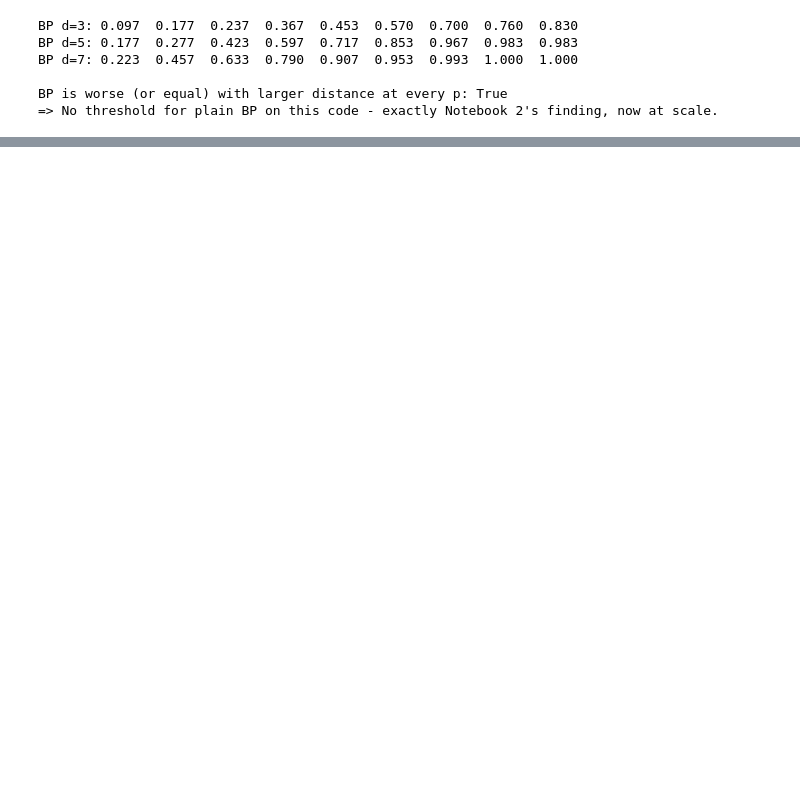
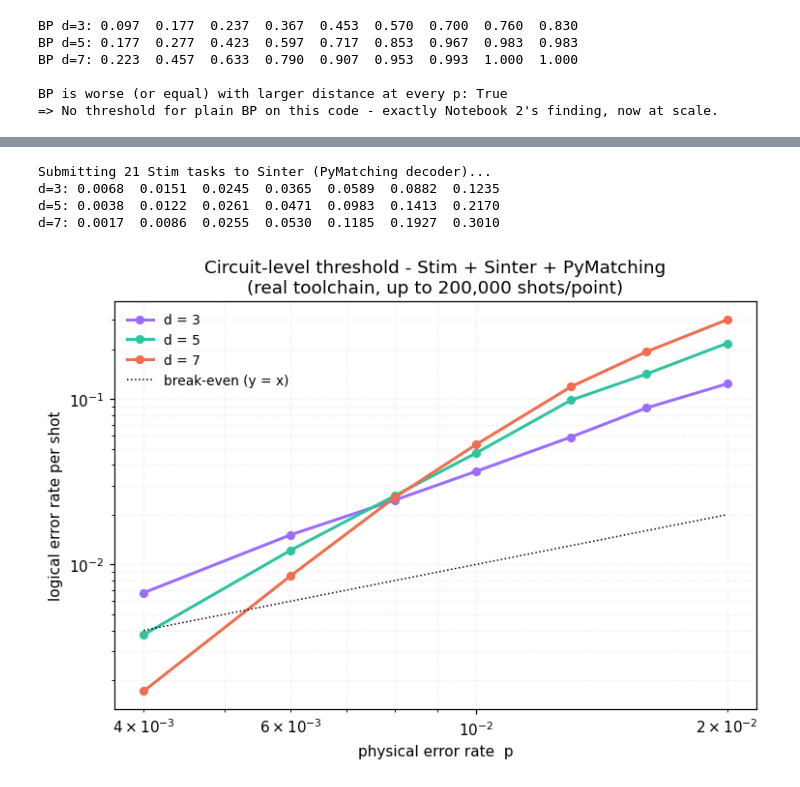
Before and after one commit to kondshk/QEC-Explorer, a Jupyter notebook: notebook03_noise_and_threshold.ipynb, the cells around one changed output, grey strips where cells are left out. Drawn from its saved outputs; the diff is of its cells as text; code cells hidden in the pictures; blank space fills up the shorter version.

```diff
--- a/notebook03_noise_and_threshold.ipynb
+++ b/notebook03_noise_and_threshold.ipynb
@@ -639,0 +436,58 @@ these distances/trials, THAT would be the thing to distrust, not this.
+# %%
+# Build one Stim circuit per (distance, physical error rate) task.
+SINTER_PS = [0.004, 0.006, 0.008, 0.010, 0.013, 0.016, 0.020]
+SINTER_DS = [3, 5, 7]
+
+def make_task(d, p):
+    circuit = stim.Circuit.generated(
+        "surface_code:rotated_memory_z",
+        distance=d, rounds=d,
+        after_clifford_depolarization=p,
+        before_measure_flip_probability=p,
+        after_reset_flip_probability=p,
+    )
+    return sinter.Task(circuit=circuit, json_metadata={"d": d, "p": p})
+
+tasks = [make_task(d, p) for d in SINTER_DS for p in SINTER_PS]
+print(f"Submitting {len(tasks)} Stim tasks to Sinter (PyMatching decoder)...")
+
+# Sinter samples in parallel, auto-stopping each task at max_errors or max_shots.
+results = sinter.collect(
+    num_workers=8,
+    tasks=tasks,
+    decoders=["pymatching"],
+    max_shots=200_000,
+    max_errors=800,
+    print_progress=False,
+)
+
+# Organize results into per-distance curves.
+sinter_curves = {d: [None] * len(SINTER_PS) for d in SINTER_DS}
+sinter_shots  = {d: [None] * len(SINTER_PS) for d in SINTER_DS}
+for r in results:
+    d = r.json_metadata["d"]; p = r.json_metadata["p"]
+    j = SINTER_PS.index(p)
+    sinter_curves[d][j] = r.errors / r.shots
+    sinter_shots[d][j]  = r.shots
+
+for d in SINTER_DS:
+    print(f"d={d}: " + "  ".join(f"{v:.4f}" for v in sinter_curves[d]))
+# %% [output]
+Submitting 21 Stim tasks to Sinter (PyMatching decoder)...
+d=3: 0.0068  0.0151  0.0245  0.0365  0.0589  0.0882  0.1235
+d=5: 0.0038  0.0122  0.0261  0.0471  0.0983  0.1413  0.2170
+d=7: 0.0017  0.0086  0.0255  0.0530  0.1185  0.1927  0.3010
+# %%
+fig, ax = plt.subplots(figsize=(7, 5))
+for d in SINTER_DS:
+    ax.loglog(SINTER_PS, sinter_curves[d], "o-", color=colors[d],
+              label=f"d = {d}", lw=2, ms=5)
+ax.loglog(SINTER_PS, SINTER_PS, "k:", lw=1, label="break-even (y = x)")
+ax.set_xlabel("physical error rate  p"); ax.set_ylabel("logical error rate per shot")
+ax.set_title("Circuit-level threshold - Stim + Sinter + PyMatching\n(real toolchain, "
+             f"up to {max(max(s) for s in sinter_shots.values()):,} shots/point)")
+ax.legend(frameon=False, fontsize=9)
+ax.grid(True, which="both", ls=":", color="0.85", alpha=0.5)
+plt.tight_layout(); plt.show()
+# %% [output]
+[figure, added]
```
Also changed, not shown: parts of 32 cells of this notebook, 5 other files.
